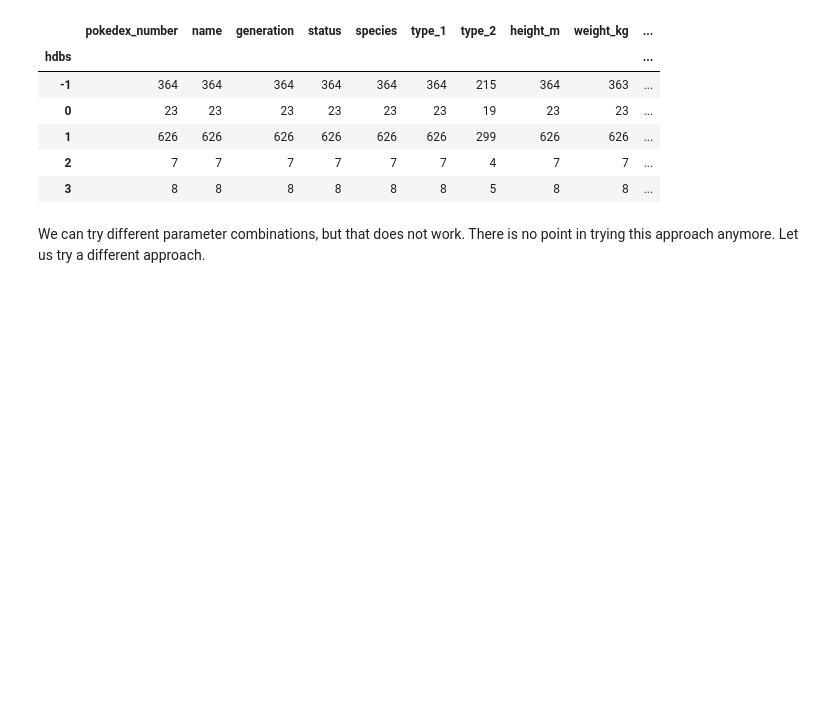
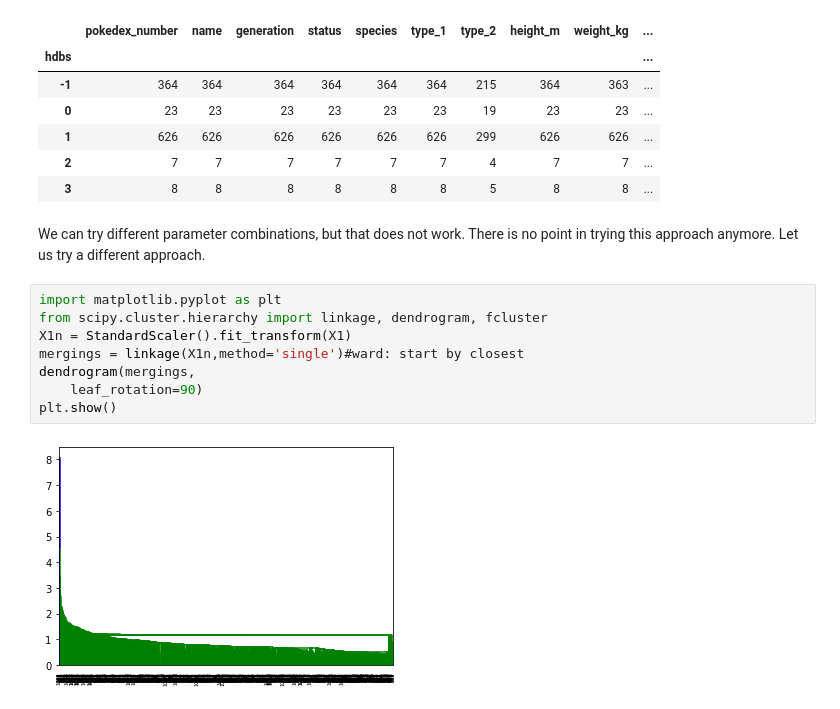
Before and after one commit to Jestefano/pokemonClustering, a Jupyter notebook: Clustering.ipynb, the cells around one changed output. Saved outputs shown, nothing was run; the diff lists cells and outputs as text; blank space fills up the shorter version.

```diff
--- a/Clustering.ipynb
+++ b/Clustering.ipynb
@@ -136,3 +136,13 @@ df.groupby('hdbs').count()
 | 3 | 8 | 8 | 8 | 8 | 8 | 8 | 5 | 8 | 8 | ... |
 # %% [markdown]
 We can try different parameter combinations, but that does not work. There is no point in trying this approach anymore. Let us try a different approach.
+# %%
+import matplotlib.pyplot as plt
+from scipy.cluster.hierarchy import linkage, dendrogram, fcluster
+X1n = StandardScaler().fit_transform(X1)
+mergings = linkage(X1n,method='single')#ward: start by closest
+dendrogram(mergings,
+    leaf_rotation=90)
+plt.show()
+# %% [output]
+[figure, added]
```
Also changed, not shown: parts of 9 cells of this notebook.
